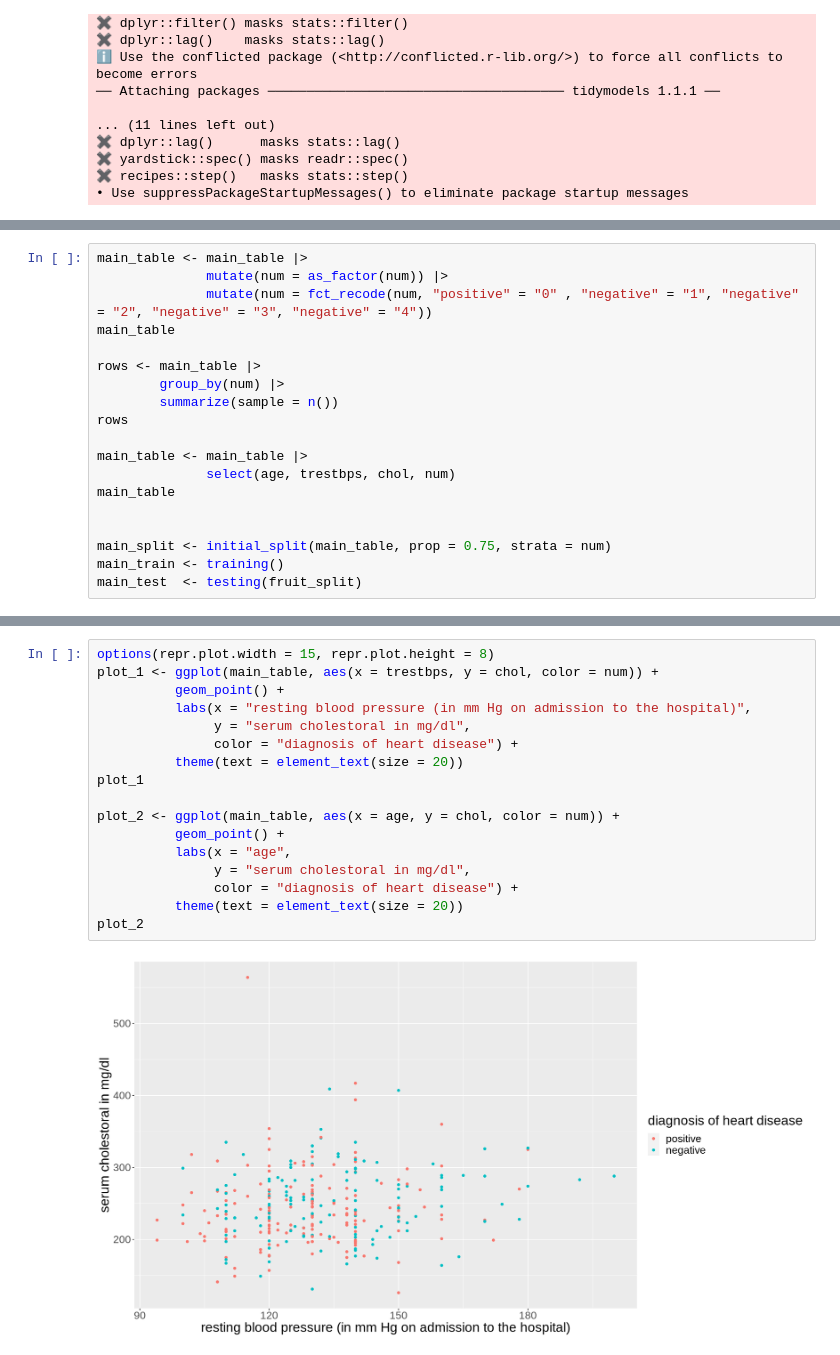
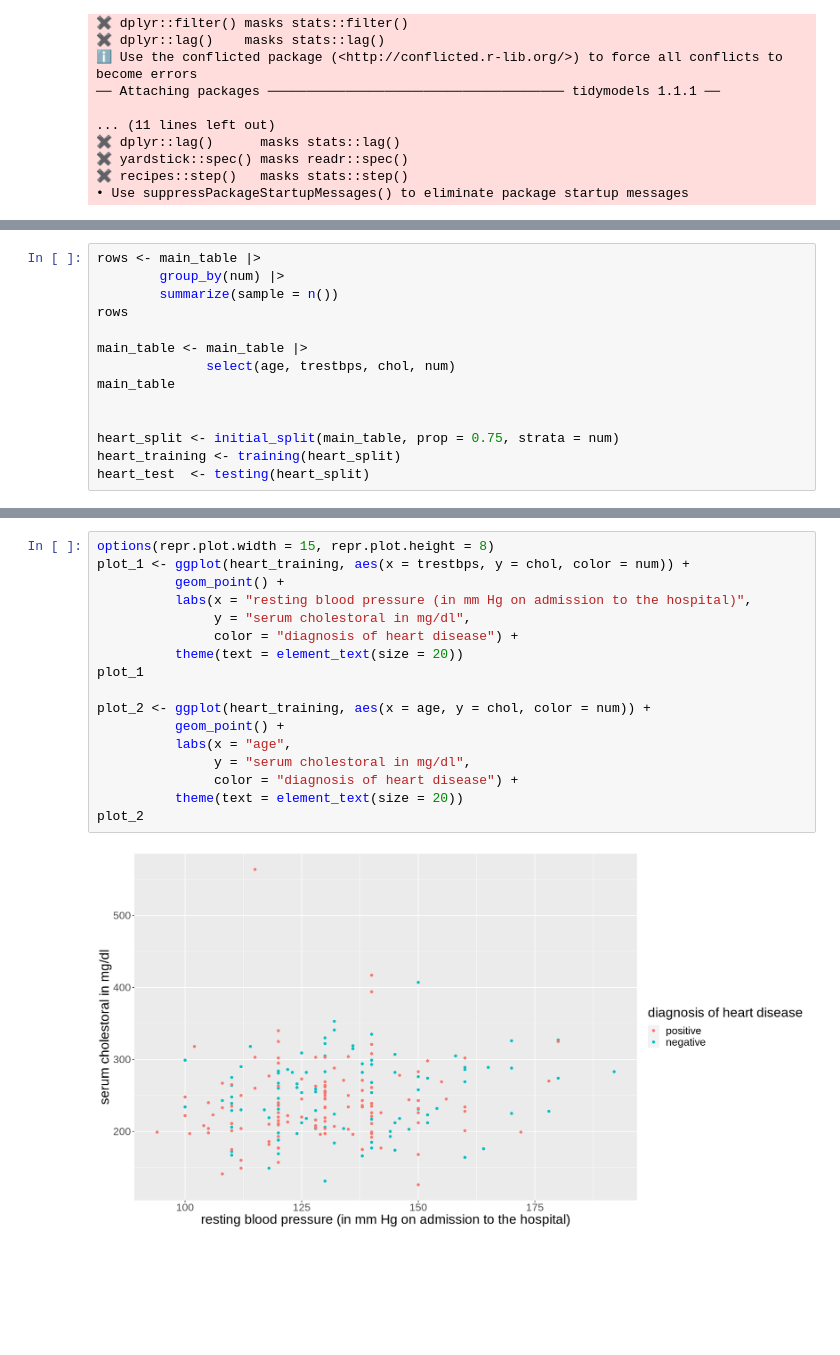
Before and after one commit to parthchheda2005/dsci-100-project, a Jupyter notebook: heart_disease.ipynb, the cells around one changed output, grey strips where cells are left out. Drawn from its saved outputs; the diff is of its cells as text; blank space fills up the shorter version.

```diff
--- a/heart_disease.ipynb
+++ b/heart_disease.ipynb
@@ -52,11 +55,6 @@ A spec_tbl_df: 302 × 14
 | 57 | 0 | 2 | 130 | 236 | 0 | 2 | 174 | 0 | 0.0 | 2 | 1.0 | ... |
 | 38 | 1 | 3 | 138 | 175 | 0 | 0 | 173 | 0 | 0.0 | 1 | ? | ... |
 # %%
-main_table <- main_table |>
-              mutate(num = as_factor(num)) |>
-              mutate(num = fct_recode(num, "positive" = "0" , "negative" = "1", "negative" = "2", "negative" = "3", "negative" = "4"))
-main_table
-
 rows <- main_table |>
         group_by(num) |>
         summarize(sample = n())
@@ -67,7 +65,7 @@ main_table <- main_table |>
 main_table
 
 
-main_split <- initial_split(main_table, prop = 0.75, strata = num)
-main_train <- training()
-main_test  <- testing(fruit_split)
+heart_split <- initial_split(main_table, prop = 0.75, strata = num)
+heart_training <- training(heart_split)
+heart_test  <- testing(heart_split)
 # %% [output]
@@ -99,19 +87,19 @@ A tibble: 302 × 4
 # %%
 options(repr.plot.width = 15, repr.plot.height = 8)
-plot_1 <- ggplot(main_table, aes(x = trestbps, y = chol, color = num)) +
+plot_1 <- ggplot(heart_training, aes(x = trestbps, y = chol, color = num)) +
           geom_point() +
           labs(x = "resting blood pressure (in mm Hg on admission to the hospital)",
                y = "serum cholestoral in mg/dl",
                color = "diagnosis of heart disease") +
           theme(text = element_text(size = 20))
 plot_1
 
-plot_2 <- ggplot(main_table, aes(x = age, y = chol, color = num)) +
+plot_2 <- ggplot(heart_training, aes(x = age, y = chol, color = num)) +
           geom_point() +
           labs(x = "age",
                y = "serum cholestoral in mg/dl",
                color = "diagnosis of heart disease") +
           theme(text = element_text(size = 20))
 plot_2
 # %% [output]
-[figure, old version]
+[figure, new version]
```
Also changed, not shown: parts of 4 cells of this notebook.
